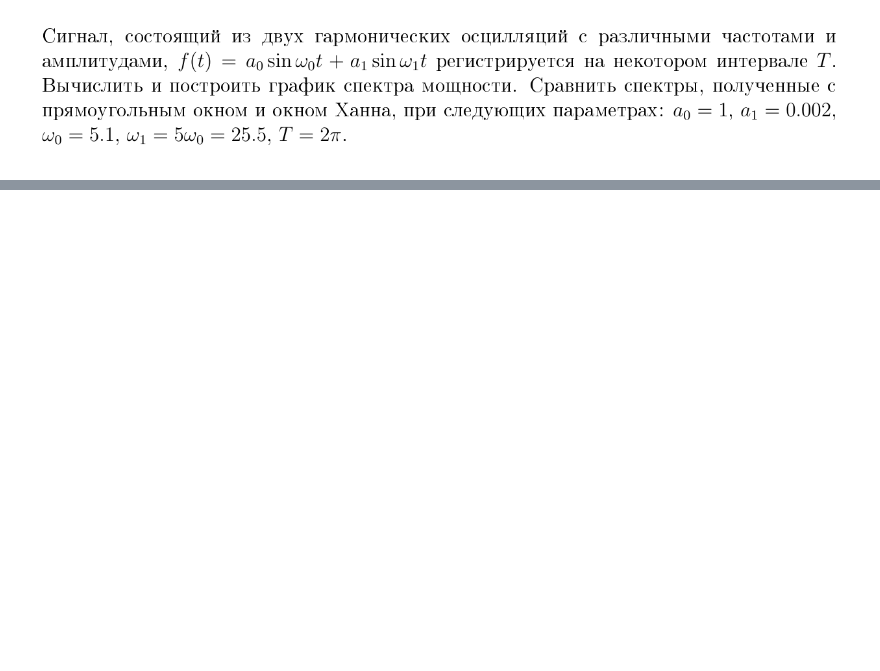
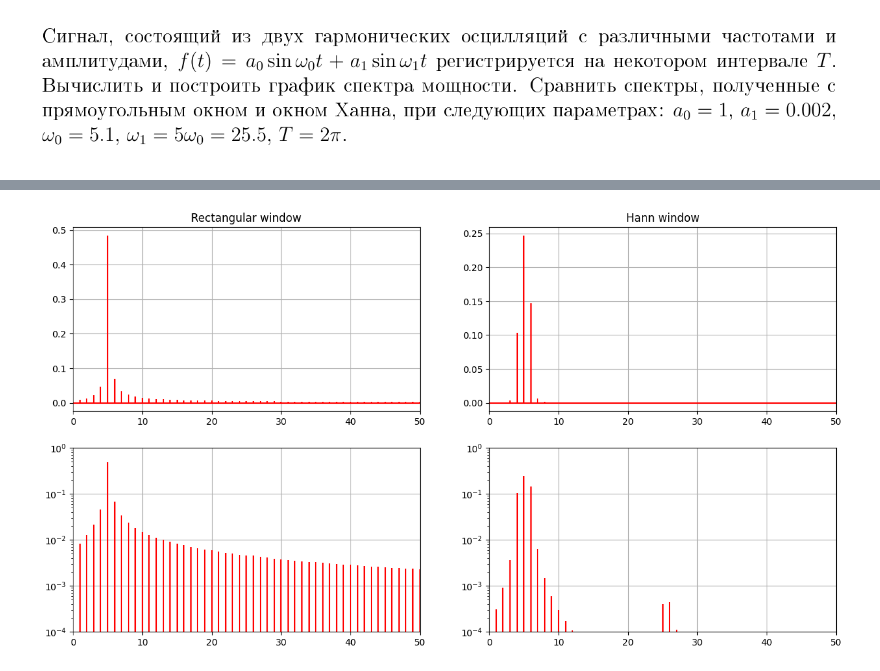
Before and after one commit to CuSynth/computational-physics, a Jupyter notebook: # 12 Fourier/solution.ipynb, the cells around one changed output, grey strips where cells are left out. Drawn from its saved outputs; the diff is of its cells as text; code cells hidden in the pictures; blank space fills up the shorter version.

```diff
--- a/# 12 Fourier/solution.ipynb
+++ b/# 12 Fourier/solution.ipynb
@@ -8,0 +38,43 @@ Image('task 12.png')
+# %%
+def DFT(x):
+    M = len(x)
+    m = np.arange(M)
+    k = m.reshape((M, 1))
+    e = np.exp(-2j*np.pi*k*m/M)
+    return np.dot(e, x)/M
+# %%
+dft_rect = DFT(x)
+dft_Hann = DFT(hanned)
+# %%
+plt.figure(figsize=(15, 8))
+
+rect = plt.subplot(221)
+
+rect.stem(freq, abs(dft_rect), 'r', markerfmt=" ", basefmt="-r")
+rect.set_xlim([0, 50])
+rect.grid()
+rect.set_title('Rectangular window')
+
+hann = plt.subplot(222)
+hann.stem(freq, abs(dft_Hann), 'r', markerfmt=" ", basefmt="-r")
+hann.set_xlim([0, 50])
+hann.grid()
+hann.set_title('Hann window')
+
+rect_log = plt.subplot(223)
+rect_log.stem(freq, abs(dft_rect), 'r', markerfmt=" ", basefmt="-r")
+rect_log.set_xlim([0, 50])
+rect_log.set_ylim([.0001, 1])
+rect_log.set_yscale('log')
+rect_log.grid()
+
+hann_log = plt.subplot(224)
+hann_log.stem(freq, abs(dft_Hann), 'r', markerfmt=" ", basefmt="-r")
+hann_log.set_xlim([0, 50])
+hann_log.set_ylim([.0001, 1])
+hann_log.set_yscale('log')
+hann_log.grid()
+
+plt.show()
+# %% [output]
+[figure, added]
```
Also changed, not shown: parts of 4 cells of this notebook.
